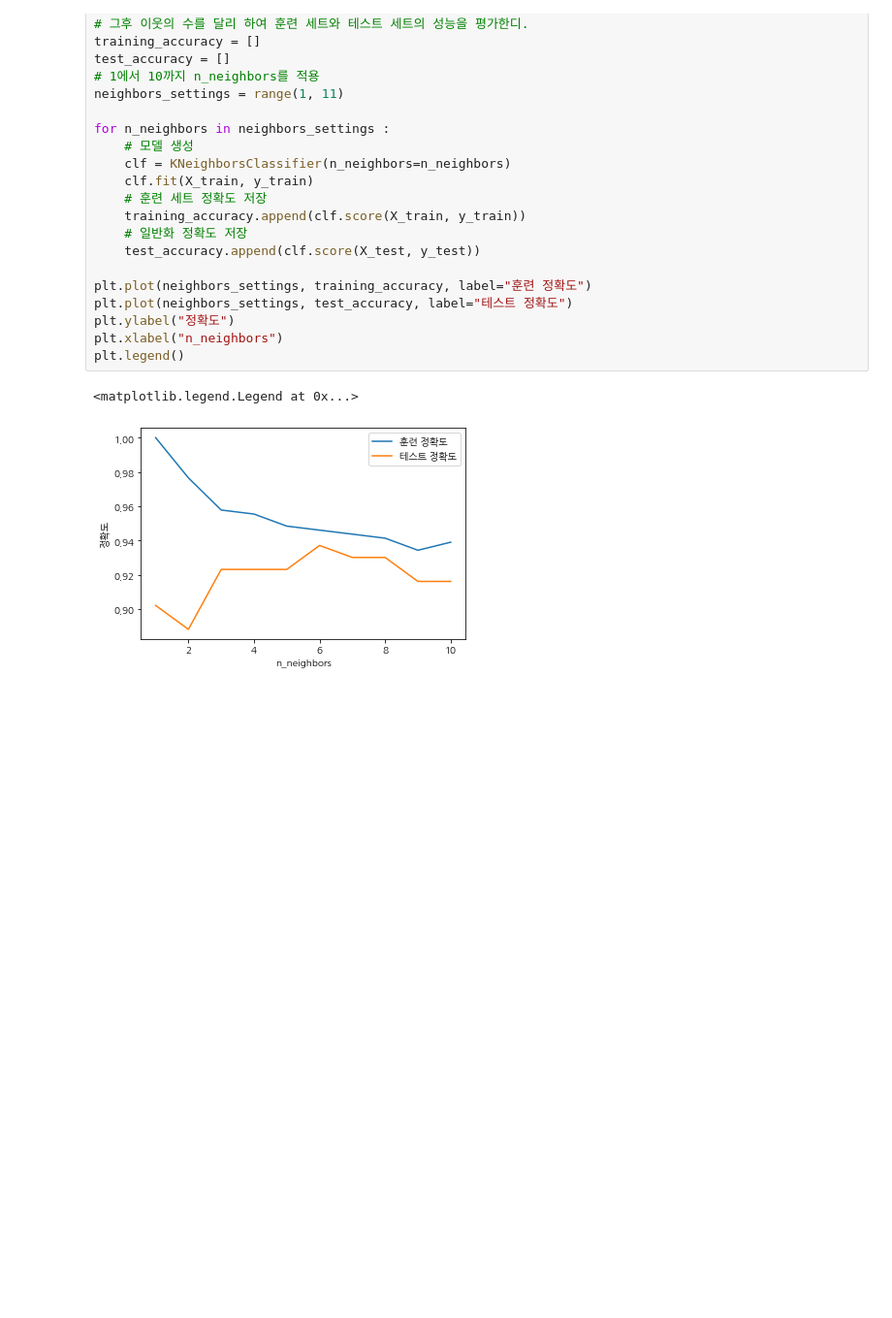
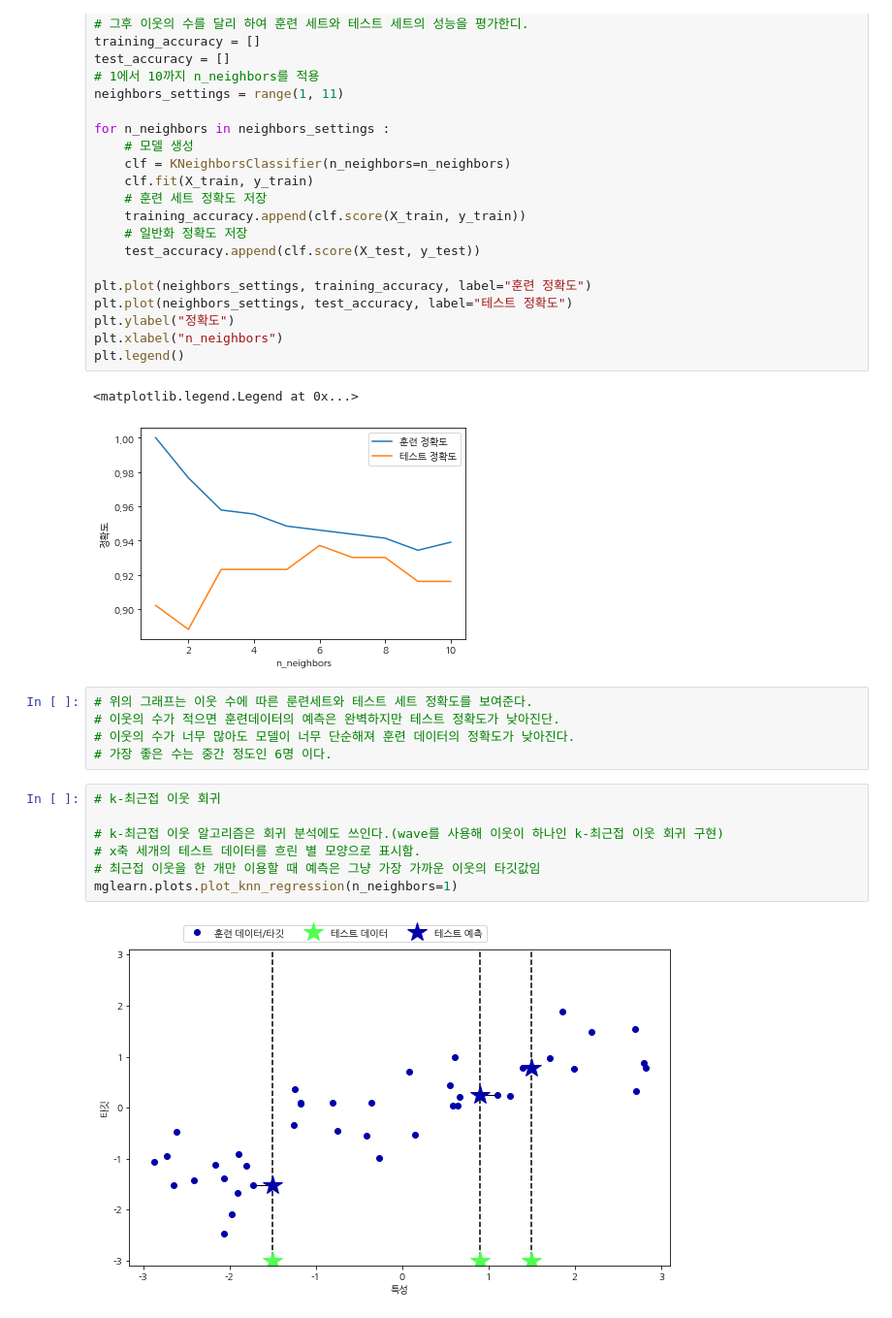
Before and after one commit to BOSOEK/Deep-Learning, a Jupyter notebook: Book/Introduction_to_Machine_learnin_with_python/chapter_2.ipynb, the cells around one changed output. Shown at 97% size. Saved outputs shown, nothing was run; the diff lists cells and outputs as text; blank space fills up the shorter version.

```diff
--- a/Book/Introduction_to_Machine_learnin_with_python/chapter_2.ipynb
+++ b/Book/Introduction_to_Machine_learnin_with_python/chapter_2.ipynb
@@ -200,3 +200,17 @@ plt.legend()
 # %% [output]
 <matplotlib.legend.Legend at 0x...>
 [figure]
+# %%
+# 위의 그래프는 이웃 수에 따른 룬련세트와 테스트 세트 정확도를 보여준다.
+# 이웃의 수가 적으면 훈련데이터의 예측은 완벽하지만 테스트 정확도가 낮아진단.
+# 이웃의 수가 너무 많아도 모델이 너무 단순해져 훈련 데이터의 정확도가 낮아진다.
+# 가장 좋은 수는 중간 정도인 6명 이다.
+# %%
+# k-최근접 이웃 회귀
+
+# k-최근접 이웃 알고리즘은 회귀 분석에도 쓰인다.(wave를 사용해 이웃이 하나인 k-최근접 이웃 회귀 구현)
+# x축 세개의 테스트 데이터를 흐린 별 모양으로 표시함.
+# 최근접 이웃을 한 개만 이용할 때 예측은 그냥 가장 가까운 이웃의 타깃값임
+mglearn.plots.plot_knn_regression(n_neighbors=1)
+# %% [output]
+[figure, added]
```
Also changed, not shown: parts of 16 cells of this notebook.
